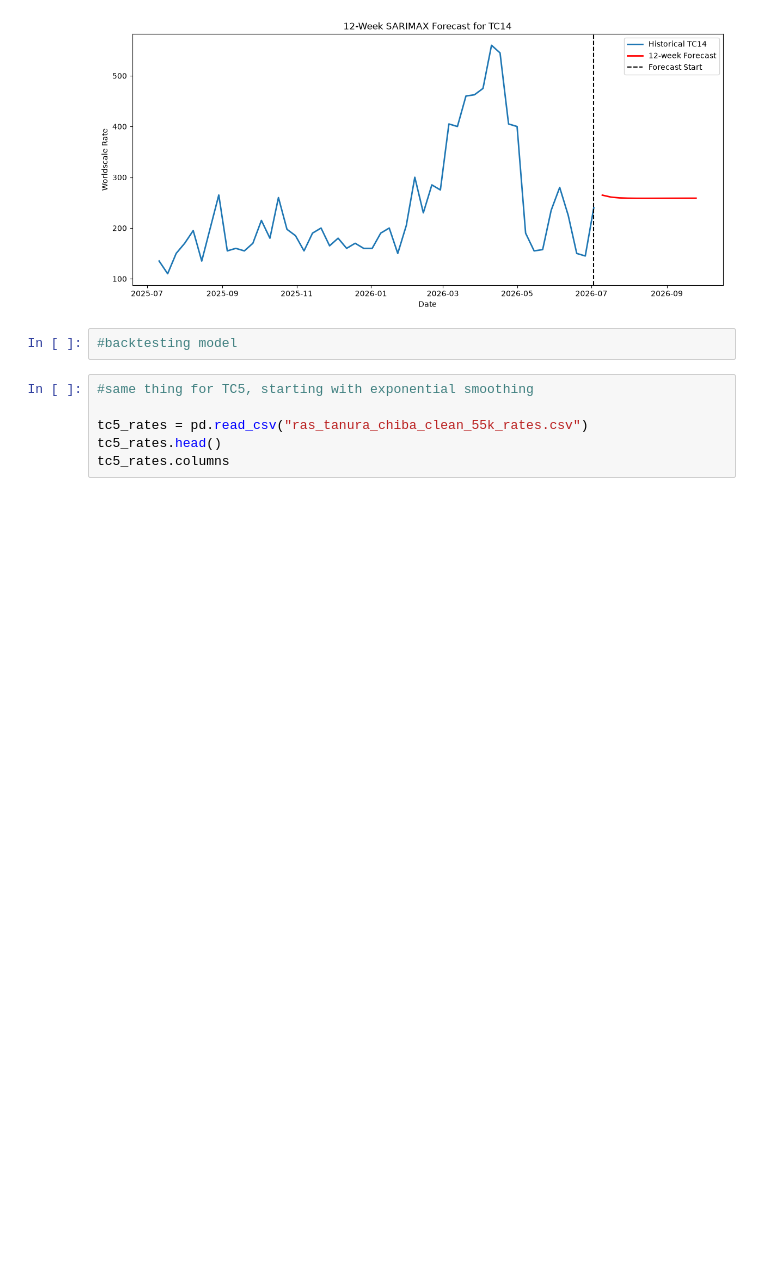
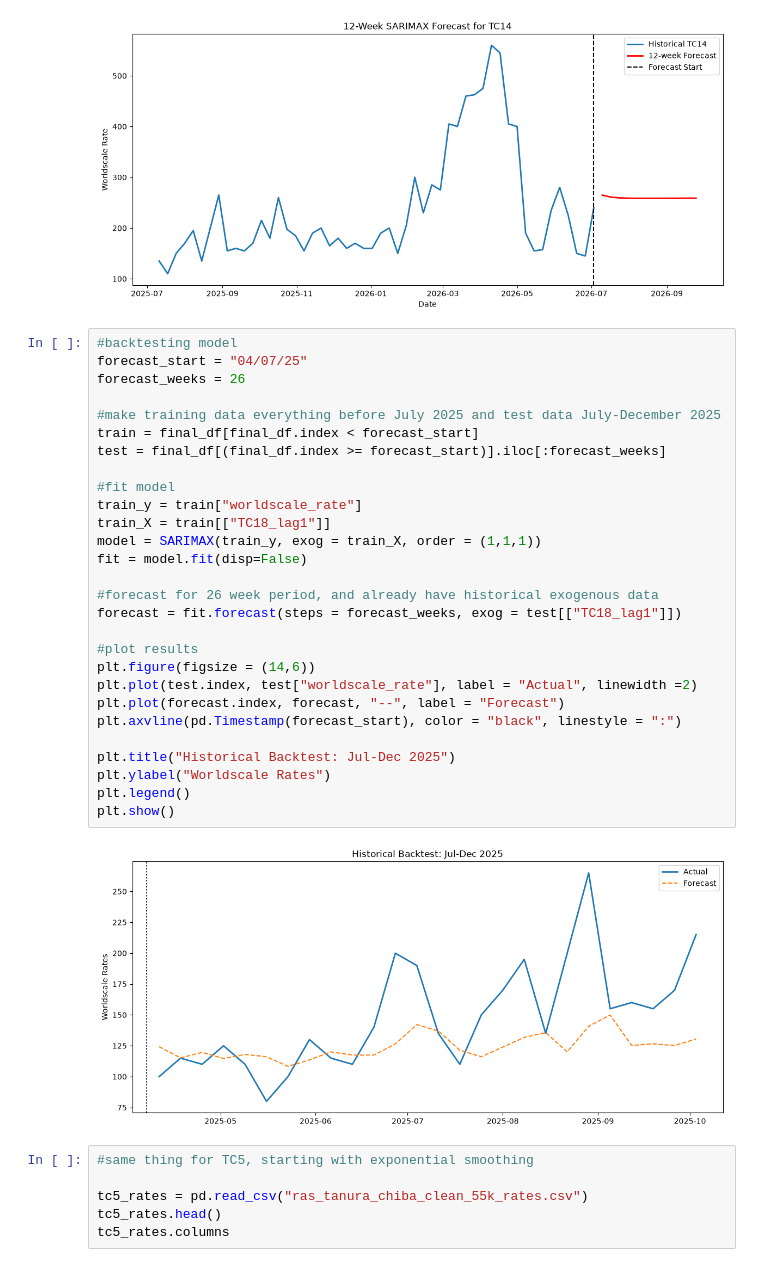
Before and after one commit to hdwyerr/freight-forecasting-models, a Jupyter notebook: models.ipynb, the cells around one changed output. Saved outputs shown, nothing was run; the diff lists cells and outputs as text; blank space fills up the shorter version.

Commit message:
TC14 model backtest

```diff
--- a/models.ipynb
+++ b/models.ipynb
@@ -675,6 +675,34 @@ plt.show()
 [figure]
 # %%
 #backtesting model
+forecast_start = "04/07/25"
+forecast_weeks = 26
+
+#make training data everything before July 2025 and test data July-December 2025
+train = final_df[final_df.index < forecast_start]
+test = final_df[(final_df.index >= forecast_start)].iloc[:forecast_weeks]
+
+#fit model
+train_y = train["worldscale_rate"]
+train_X = train[["TC18_lag1"]]
+model = SARIMAX(train_y, exog = train_X, order = (1,1,1))
+fit = model.fit(disp=False)
+
+#forecast for 26 week period, and already have historical exogenous data
+forecast = fit.forecast(steps = forecast_weeks, exog = test[["TC18_lag1"]])
+
+#plot results
+plt.figure(figsize = (14,6))
+plt.plot(test.index, test["worldscale_rate"], label = "Actual", linewidth =2)
+plt.plot(forecast.index, forecast, "--", label = "Forecast")
+plt.axvline(pd.Timestamp(forecast_start), color = "black", linestyle = ":")
+
+plt.title("Historical Backtest: Jul-Dec 2025")
+plt.ylabel("Worldscale Rates")
+plt.legend()
+plt.show()
+# %% [output]
+[figure, added]
 # %%
 #same thing for TC5, starting with exponential smoothing
 
```
